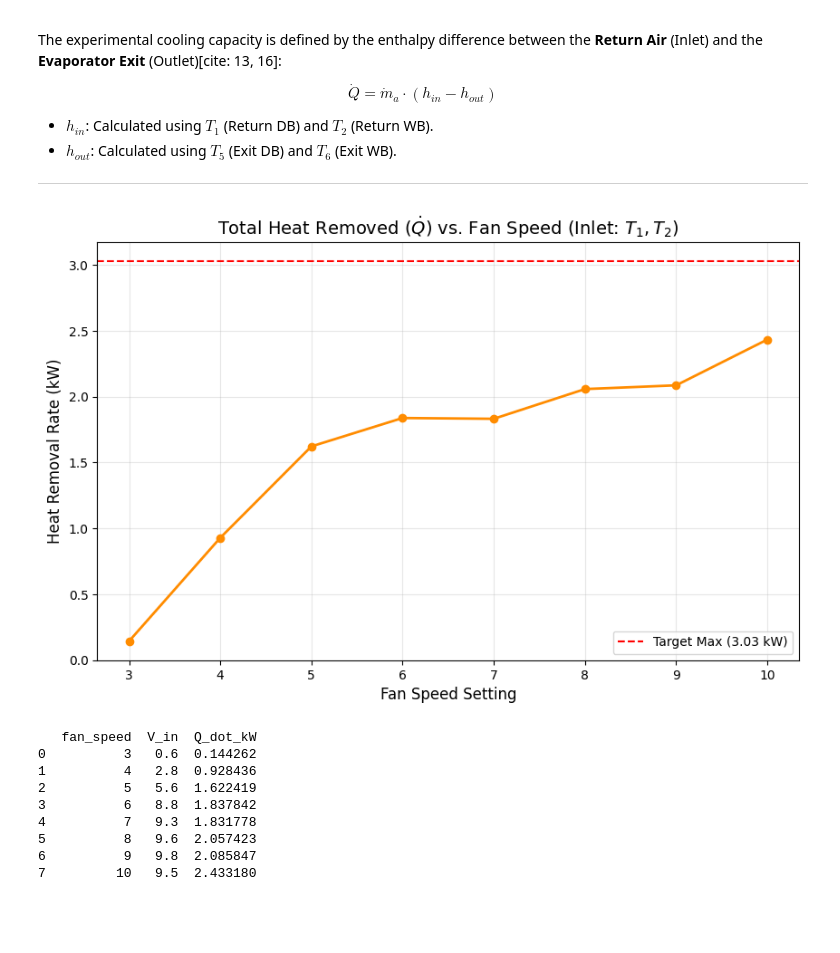
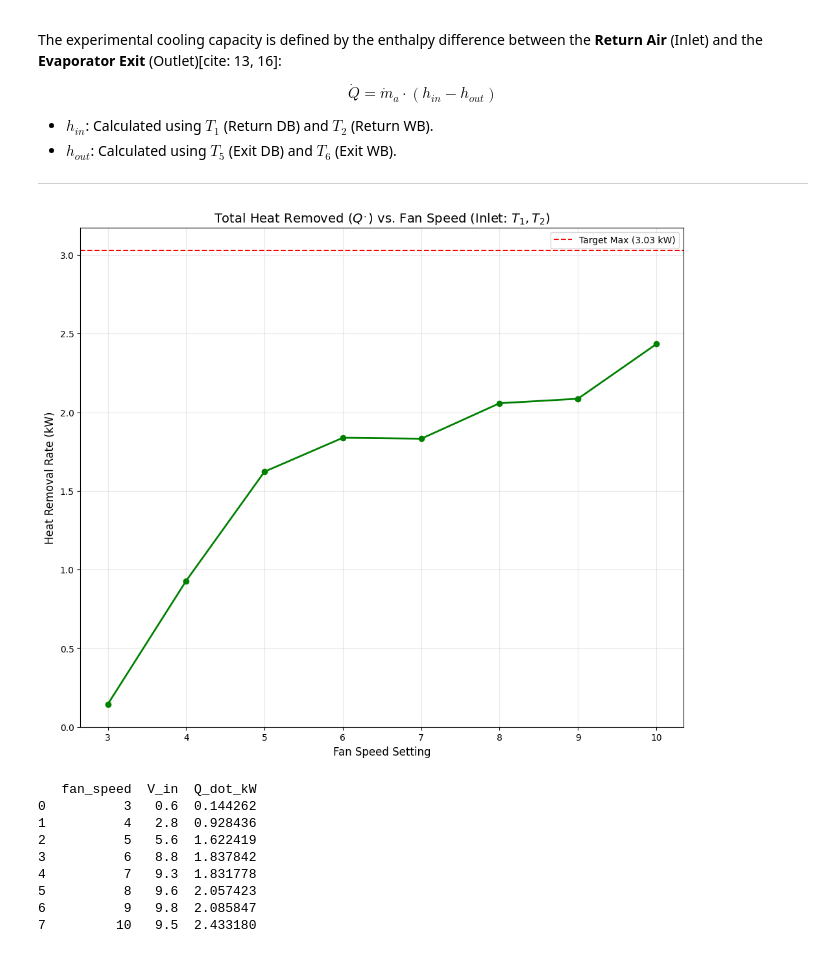
Before and after one commit to kush450629/ME421_GROUP_A1, a Jupyter notebook: Heat Transfer/ME421_E20071_Heat_Transfer.ipynb, the cells around one changed output. Drawn from its saved outputs; the diff is of its cells as text; code cells hidden in the pictures; blank space fills up the shorter version.

```diff
--- a/Heat Transfer/ME421_E20071_Heat_Transfer.ipynb
+++ b/Heat Transfer/ME421_E20071_Heat_Transfer.ipynb
@@ -236,37 +237,37 @@ def get_enthalpy(T_db, T_wb):
     P_v = P_swb - 0.000662 * P_atm * (T_db - T_wb)
 
     # Humidity Ratio (w)
     w = 0.62194 * P_v / (P_atm - P_v)
 
     # Enthalpy (h) in kJ/kg
     h = 1.006 * T_db + w * (2501 + 1.86 * T_db)
     return h
 
 # 3. Calculations
 df['h_in'] = df.apply(lambda row: get_enthalpy(row['T1_db_in'], row['T2_wb_in']), axis=1)
 df['h_out'] = df.apply(lambda row: get_enthalpy(row['T5_db_out'], row['T6_wb_out']), axis=1)
 
 # Mass flow rate (kg/s)
 df['m_dot'] = rho_air * A_duct * df['V_in']
 
 # Cooling Load (kW)
 df['Q_dot_kW'] = df['m_dot'] * (df['h_in'] - df['h_out'])
 
 # 4. Visualization
-plt.figure(figsize=(10, 6))
-plt.plot(df['fan_speed'], df['Q_dot_kW'], marker='o', color='darkorange', linewidth=2)
+plt.figure(figsize=(12, 10))
+plt.plot(df['fan_speed'], df['Q_dot_kW'], marker='o', color='green', linewidth=2)
 
-plt.title('Total Heat Removed ($\dot{Q}$) vs. Fan Speed (Inlet: $T_1, T_2$)', fontsize=14)
+plt.title('Total Heat Removed ($Q^.$) vs. Fan Speed (Inlet: $T_1, T_2$)', fontsize=14)
 plt.xlabel('Fan Speed Setting', fontsize=12)
 plt.ylabel('Heat Removal Rate (kW)', fontsize=12)
 plt.axhline(y=3.03, color='red', linestyle='--', label='Target Max (3.03 kW)')
 plt.grid(True, alpha=0.3)
 plt.legend()
 plt.show()
 
 print(df[['fan_speed', 'V_in', 'Q_dot_kW']])
 # %% [output]
-[figure, old version]
+[figure, new version]
    fan_speed  V_in  Q_dot_kW
 0          3   0.6  0.144262
 1          4   2.8  0.928436
```
Also changed, not shown: parts of 13 cells of this notebook.
